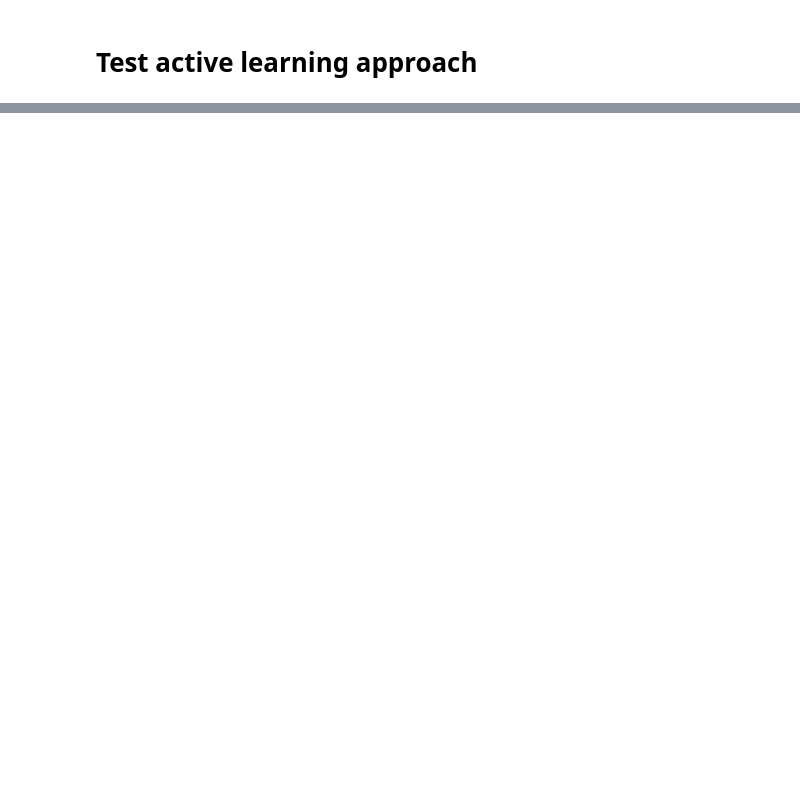
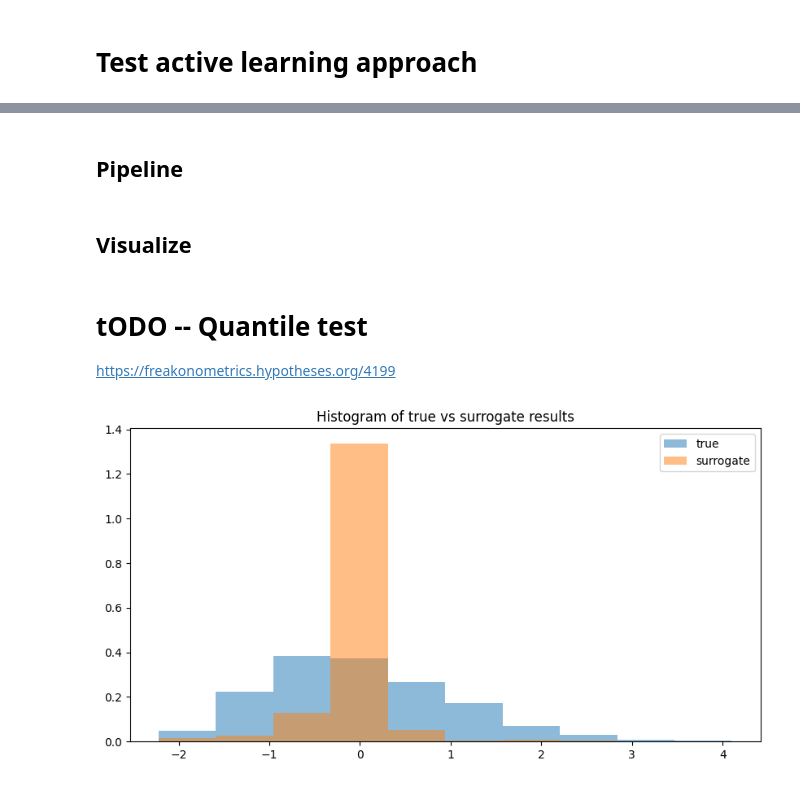
Before and after one commit to etrieschman/grid-planner, a Jupyter notebook: code/test_active_opt.ipynb, the cells around one changed output, grey strips where cells are left out. Drawn from its saved outputs; the diff is of its cells as text; code cells hidden in the pictures; blank space fills up the shorter version.

Commit message:
first draft sample selection

```diff
--- a/code/test_active_opt.ipynb
+++ b/code/test_active_opt.ipynb
@@ -74,0 +35,3 @@ ValueError: Expressions of dimension greater than 2 are not supported.
+# %%
+fscale = StandardScaler().fit_transform(f.reshape(-1,1)).flatten()
+Xscale = StandardScaler().fit_transform(X)
@@ -74,0 +226,50 @@ ValueError: Expressions of dimension greater than 2 are not supported.
+# %% [markdown]
+## Pipeline
+# %%
+n0 = 5
+N = 50
+
+# initialize
+results = dict_list()
+idx_init = np.random.randint(0, len(Xscale), n0)
+Xk = Xscale[idx_init]
+Xleft = np.array([x for x in Xscale if x not in Xk])
+fk = fscale[idx_init]
+x0 = Xscale.mean(axis=0)
+rho0 = 0.1*np.maximum(np.abs(Xscale.min(axis=0)), np.abs(Xscale.max(axis=0)))
+
+idxs = []
+for k in tqdm(range(N)):
+    # choose next sample
+    xk, __ = scp_particle(Xscale[np.random.randint(0, len(Xscale))], rho0, Xk, num_iters=15)
+
+    # find sample x closest to selected x
+    xk_idx = np.argmin(np.linalg.norm(Xleft - xk, ord=2, axis=1))
+#     xk_idx = np.argmin(np.array([f_obj(x, Xk) for x in Xleft]))
+    idxs += [xk_idx]
+
+    # run model and add (x,f) to dataset
+    Xk = np.vstack([Xk, Xleft[xk_idx]])
+    Xleft = np.array([x for x in Xscale if x not in Xk])
+    fk = np.append(fk, fscale[xk_idx])
+
+    # run surrogate model for all samples
+    fpred = np.array([gp_mean(x, Xk, fk) for x in Xscale])
+
+    # calculate statistics
+    results = get_stats(results, fscale, fpred.copy())
+# %% [markdown]
+## Visualize
+# %% [markdown]
+# tODO -- Quantile test
+https://freakonometrics.hypotheses.org/4199
+# %%
+rlow, rhigh = np.minimum(np.min(fscale), np.min(fpred)), np.maximum(np.max(fscale), np.max(fpred))
+plt.figure(figsize=(10,5))
+plt.hist(fscale, alpha=0.5, label='true', range=(rlow, rhigh), density=True)
+plt.hist(fpred, alpha=0.5, label='surrogate', range=(rlow, rhigh), density=True)
+plt.title('Histogram of true vs surrogate results')
+plt.legend()
+plt.show()
+# %% [output]
+[figure, added]
```
Also changed, not shown: parts of 23 cells of this notebook, 10 other files.
